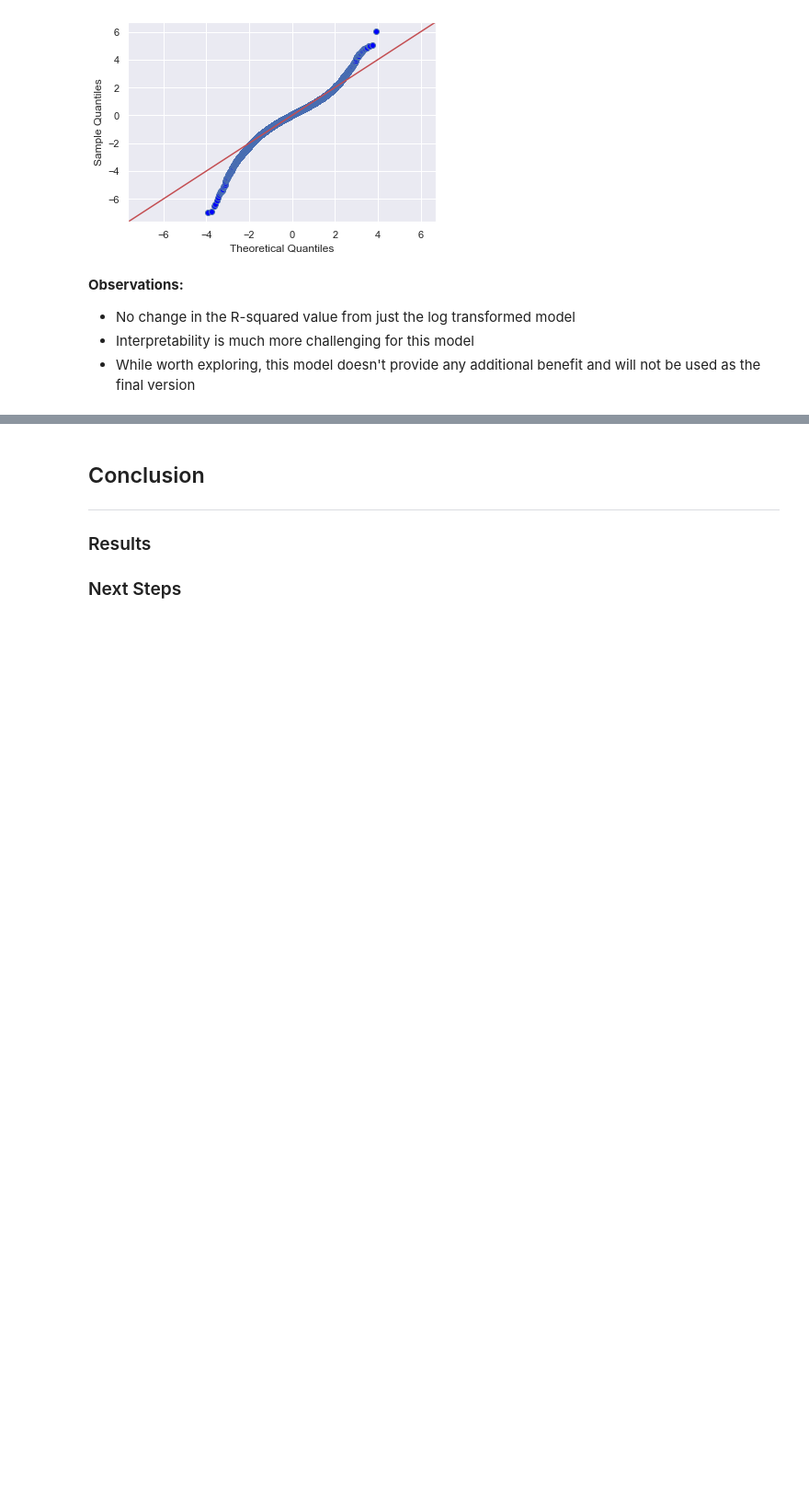
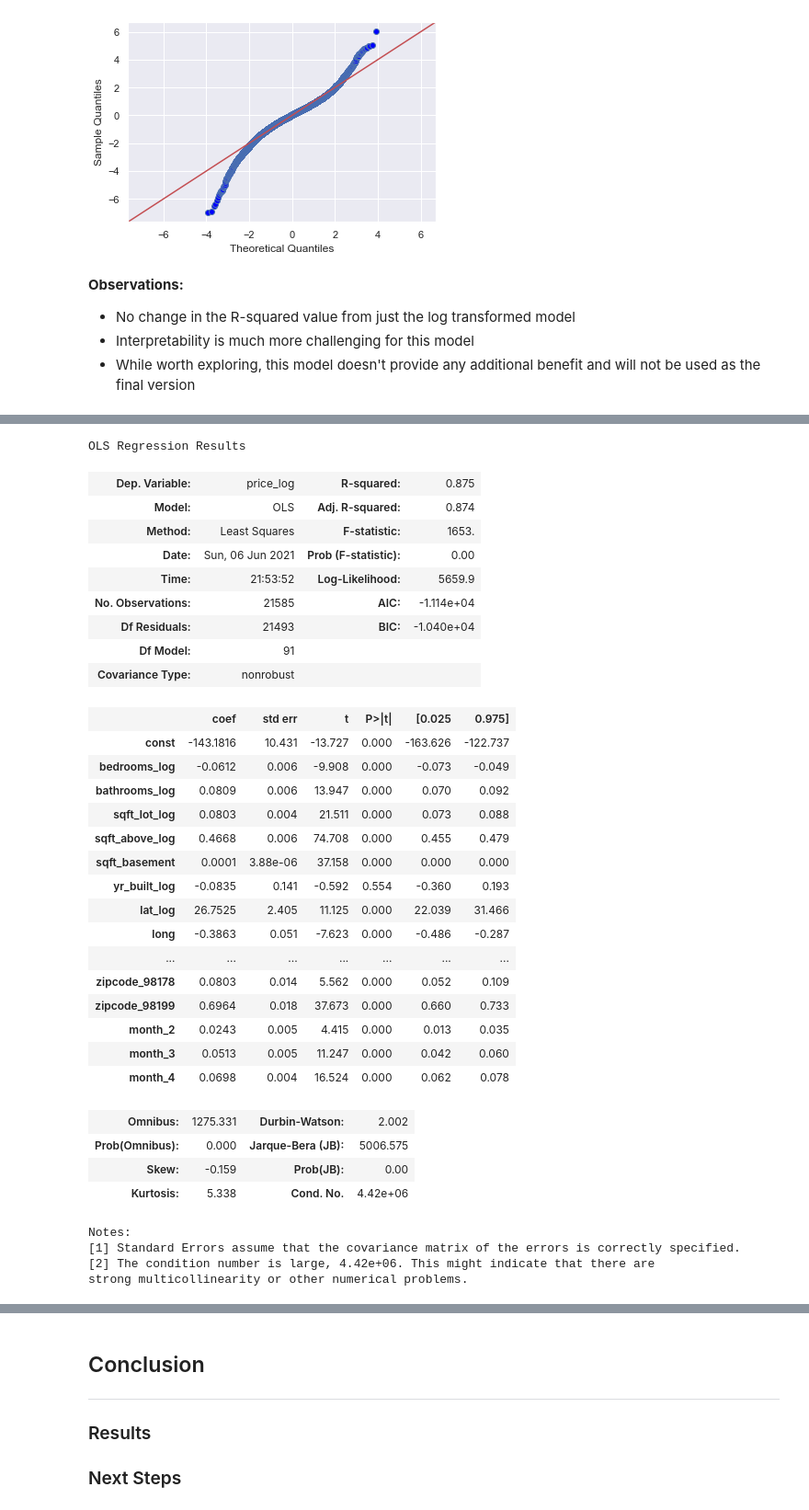
Before and after one commit to tjkyner/housing-regression-model, a Jupyter notebook: notebook.ipynb, the cells around one changed output, grey strips where cells are left out. Shown at 92% size. Cells and saved outputs as stored; diff of their text form; code cells hidden in the pictures; blank space fills up the shorter version.

Commit message:
dropped non-significant variables

```diff
--- a/notebook.ipynb
+++ b/notebook.ipynb
@@ -1116,0 +1151,38 @@ get_qqplot(model_5);
+# %%
+model_6 = fit_model(df_drop_nonsig, target='price_log')
+model_6.summary()
+# %% [output]
+OLS Regression Results
+| Dep. Variable: | price_log | R-squared: | 0.875 |
+| Model: | OLS | Adj. R-squared: | 0.874 |
+| Method: | Least Squares | F-statistic: | 1653. |
+| Date: | Sun, 06 Jun 2021 | Prob (F-statistic): | 0.00 |
+| Time: | 21:53:52 | Log-Likelihood: | 5659.9 |
+| No. Observations: | 21585 | AIC: | -1.114e+04 |
+| Df Residuals: | 21493 | BIC: | -1.040e+04 |
+| Df Model: | 91 |  |  |
+| Covariance Type: | nonrobust |  |  |
+|  | coef | std err | t | P>|t| | [0.025 | 0.975] |
+| const | -143.1816 | 10.431 | -13.727 | 0.000 | -163.626 | -122.737 |
+| bedrooms_log | -0.0612 | 0.006 | -9.908 | 0.000 | -0.073 | -0.049 |
+| bathrooms_log | 0.0809 | 0.006 | 13.947 | 0.000 | 0.070 | 0.092 |
+| sqft_lot_log | 0.0803 | 0.004 | 21.511 | 0.000 | 0.073 | 0.088 |
+| sqft_above_log | 0.4668 | 0.006 | 74.708 | 0.000 | 0.455 | 0.479 |
+| sqft_basement | 0.0001 | 3.88e-06 | 37.158 | 0.000 | 0.000 | 0.000 |
+| yr_built_log | -0.0835 | 0.141 | -0.592 | 0.554 | -0.360 | 0.193 |
+| lat_log | 26.7525 | 2.405 | 11.125 | 0.000 | 22.039 | 31.466 |
+| long | -0.3863 | 0.051 | -7.623 | 0.000 | -0.486 | -0.287 |
+| ... | ... | ... | ... | ... | ... | ... |
+| zipcode_98178 | 0.0803 | 0.014 | 5.562 | 0.000 | 0.052 | 0.109 |
+| zipcode_98199 | 0.6964 | 0.018 | 37.673 | 0.000 | 0.660 | 0.733 |
+| month_2 | 0.0243 | 0.005 | 4.415 | 0.000 | 0.013 | 0.035 |
+| month_3 | 0.0513 | 0.005 | 11.247 | 0.000 | 0.042 | 0.060 |
+| month_4 | 0.0698 | 0.004 | 16.524 | 0.000 | 0.062 | 0.078 |
+| Omnibus: | 1275.331 | Durbin-Watson: | 2.002 |
+| Prob(Omnibus): | 0.000 | Jarque-Bera (JB): | 5006.575 |
+| Skew: | -0.159 | Prob(JB): | 0.00 |
+| Kurtosis: | 5.338 | Cond. No. | 4.42e+06 |
+Notes:
+[1] Standard Errors assume that the covariance matrix of the errors is correctly specified.
+[2] The condition number is large, 4.42e+06. This might indicate that there are
+strong multicollinearity or other numerical problems.
```
Also changed, not shown: parts of 6 cells of this notebook.
